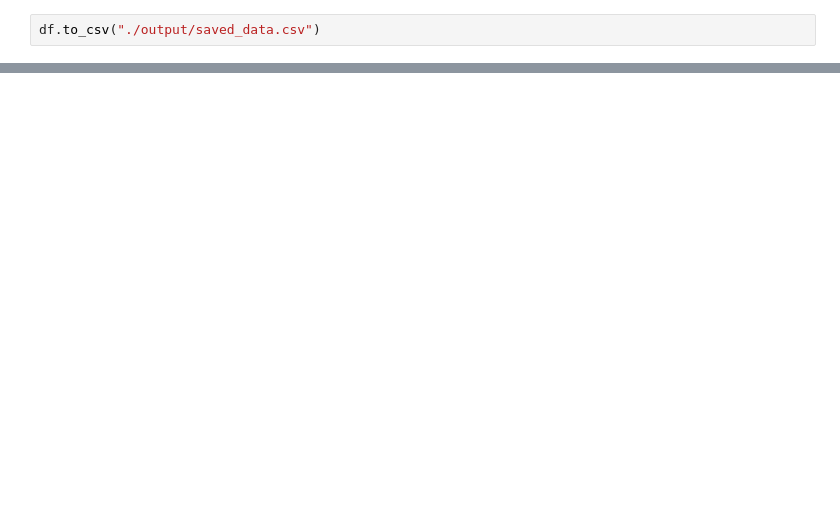
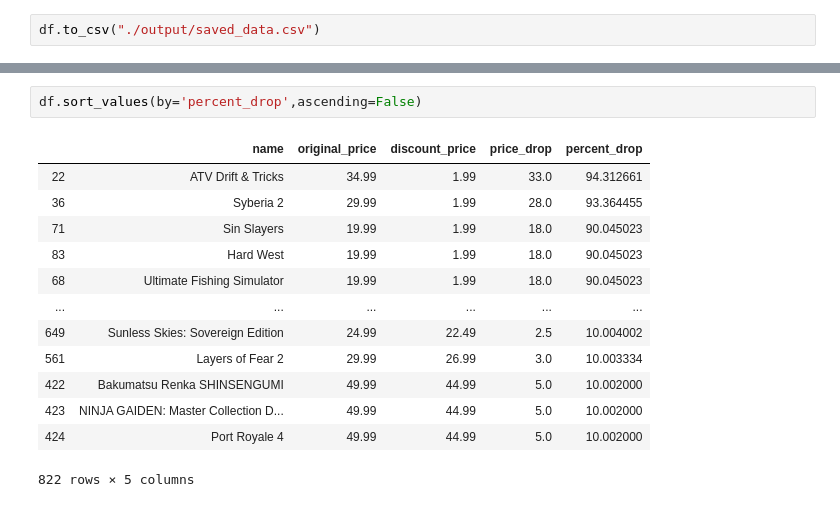
Before and after one commit to coffeeboost/nintendo-discount-hunter, a Jupyter notebook: process_data.ipynb, the cells around one changed output, grey strips where cells are left out. Cells and saved outputs as stored; diff of their text form; blank space fills up the shorter version.

```diff
--- a/process_data.ipynb
+++ b/process_data.ipynb
@@ -79,0 +80,16 @@ df.to_csv("./output/saved_data.csv")
+# %%
+df.sort_values(by='percent_drop',ascending=False)
+# %% [output]
+|  | name | original_price | discount_price | price_drop | percent_drop |
+| 22 | ATV Drift & Tricks | 34.99 | 1.99 | 33.0 | 94.312661 |
+| 36 | Syberia 2 | 29.99 | 1.99 | 28.0 | 93.364455 |
+| 71 | Sin Slayers | 19.99 | 1.99 | 18.0 | 90.045023 |
+| 83 | Hard West | 19.99 | 1.99 | 18.0 | 90.045023 |
+| 68 | Ultimate Fishing Simulator | 19.99 | 1.99 | 18.0 | 90.045023 |
+| ... | ... | ... | ... | ... | ... |
+| 649 | Sunless Skies: Sovereign Edition | 24.99 | 22.49 | 2.5 | 10.004002 |
+| 561 | Layers of Fear 2 | 29.99 | 26.99 | 3.0 | 10.003334 |
+| 422 | Bakumatsu Renka SHINSENGUMI | 49.99 | 44.99 | 5.0 | 10.002000 |
+| 423 | NINJA GAIDEN: Master Collection D... | 49.99 | 44.99 | 5.0 | 10.002000 |
+| 424 | Port Royale 4 | 49.99 | 44.99 | 5.0 | 10.002000 |
+822 rows × 5 columns
```
Also changed, not shown: parts of 7 cells of this notebook, 3 other files.
